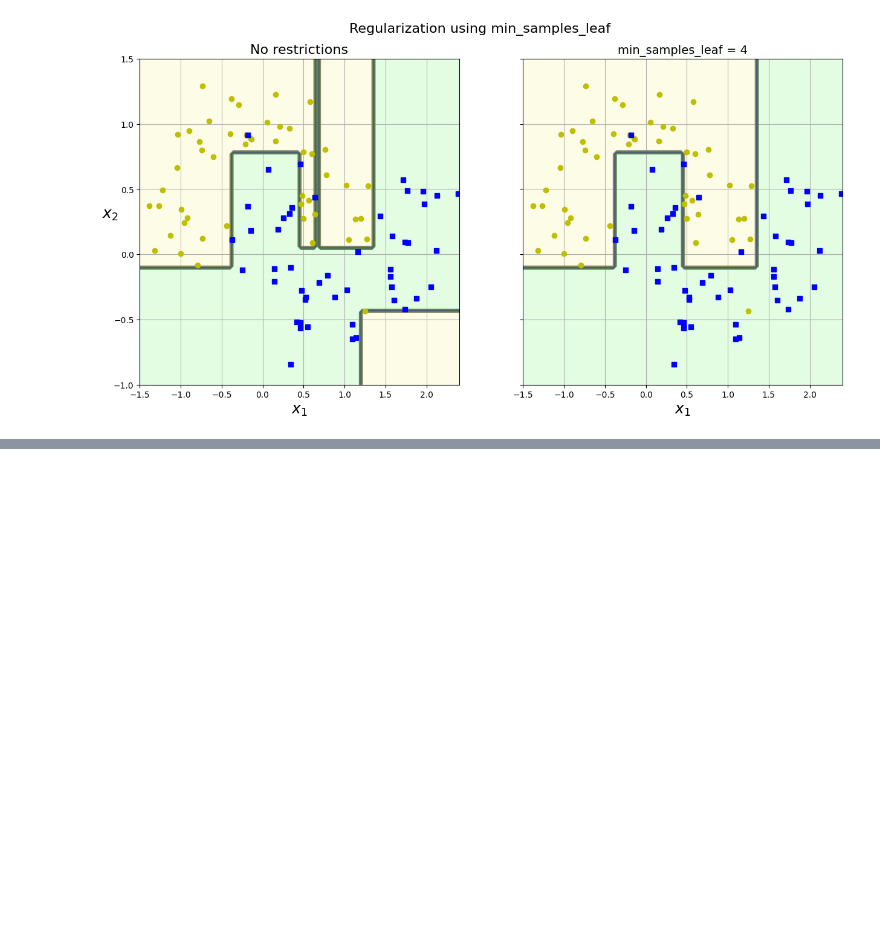
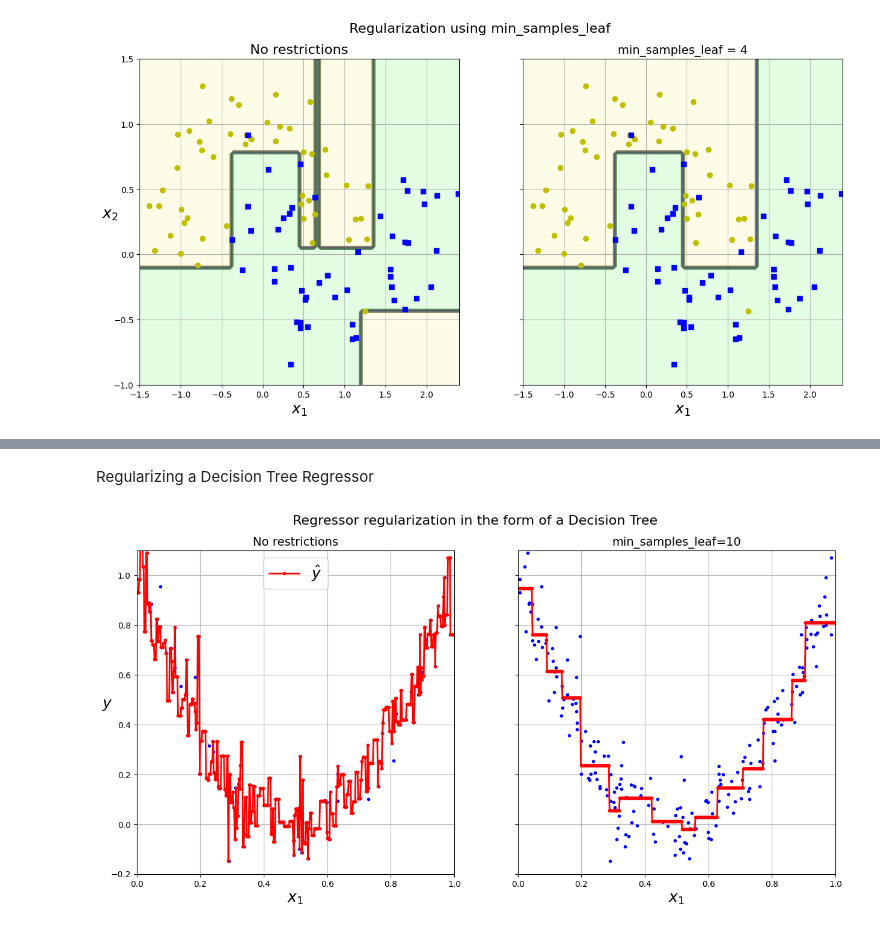
Before and after one commit to Ivan-Grigorev/Hands_On_ML, a Jupyter notebook: chapter_06.ipynb, the cells around one changed output, grey strips where cells are left out. Drawn from its saved outputs; the diff is of its cells as text; code cells hidden in the pictures; blank space fills up the shorter version.

```diff
--- a/chapter_06.ipynb
+++ b/chapter_06.ipynb
@@ -245,0 +252,7 @@ plt.show()
+# %%
+np.random.seed(42)
+
+m = 200
+X = np.random.rand(m, 1)
+y = 4 * (X - 0.5) ** 2
+y = y + np.random.randn(m, 1) / 10
@@ -245,0 +261,6 @@ plt.show()
+# %%
+from sklearn.tree import DecisionTreeRegressor
+
+
+tree_reg = DecisionTreeRegressor(max_depth=2, random_state=42)
+tree_reg.fit(X, y)
@@ -245,0 +391,63 @@ plt.show()
+# %% [markdown]
+Regularizing a Decision Tree Regressor
+# %%
+tree_reg1 = DecisionTreeRegressor(random_state=42)
+tree_reg2 = DecisionTreeRegressor(min_samples_leaf=10, random_state=42)
+tree_reg1.fit(X, y)
+tree_reg2.fit(X, y)
+
+x1 = np.linspace(0, 1, 500).reshape(-1, 1)
+y_pred1 = tree_reg1.predict(x1)
+y_pred2 = tree_reg2.predict(x1)
+
+fig, axes = plt.subplots(ncols=2, figsize=(15, 7), sharey=True)
+
+plt.sca(axes[0])
+plt.plot(
+    X,
+    y,
+    'b.'
+)
+plt.plot(
+    x1,
+    y_pred1,
+    'r.-',
+    linewidth=2,
+    label=r'$\hat{y}$'
+)
+plt.axis([0, 1, -0.2, 1.1])
+plt.xlabel('$x_1$', fontsize=18)
+plt.ylabel('$y$', fontsize=18, rotation=0)
+plt.legend(loc='upper center', fontsize=18)
+plt.title('No restrictions', fontsize=14)
+plt.grid(True)
+
+plt.sca(axes[1])
+plt.plot(
+    X,
+    y,
+    'b.'
+)
+plt.plot(
+    x1,
+    y_pred2,
+    'r.-',
+    linewidth=2,
+    label=r'$\hat{y}$'
+)
+plt.axis([0, 1, -0.2, 1.1])
+plt.xlabel('$x_1$', fontsize=18)
+plt.title(f"min_samples_leaf={tree_reg2.min_samples_leaf}", fontsize=14)
+
+plt.figtext(
+    0.5,
+    0.95,
+    'Regressor regularization in the form of a Decision Tree',
+    ha='center',
+    va='center',
+    fontsize=16
+)
+plt.grid(True)
+plt.show()
+# %% [output]
+[figure, added]
```
Also changed, not shown: parts of 9 cells of this notebook.
